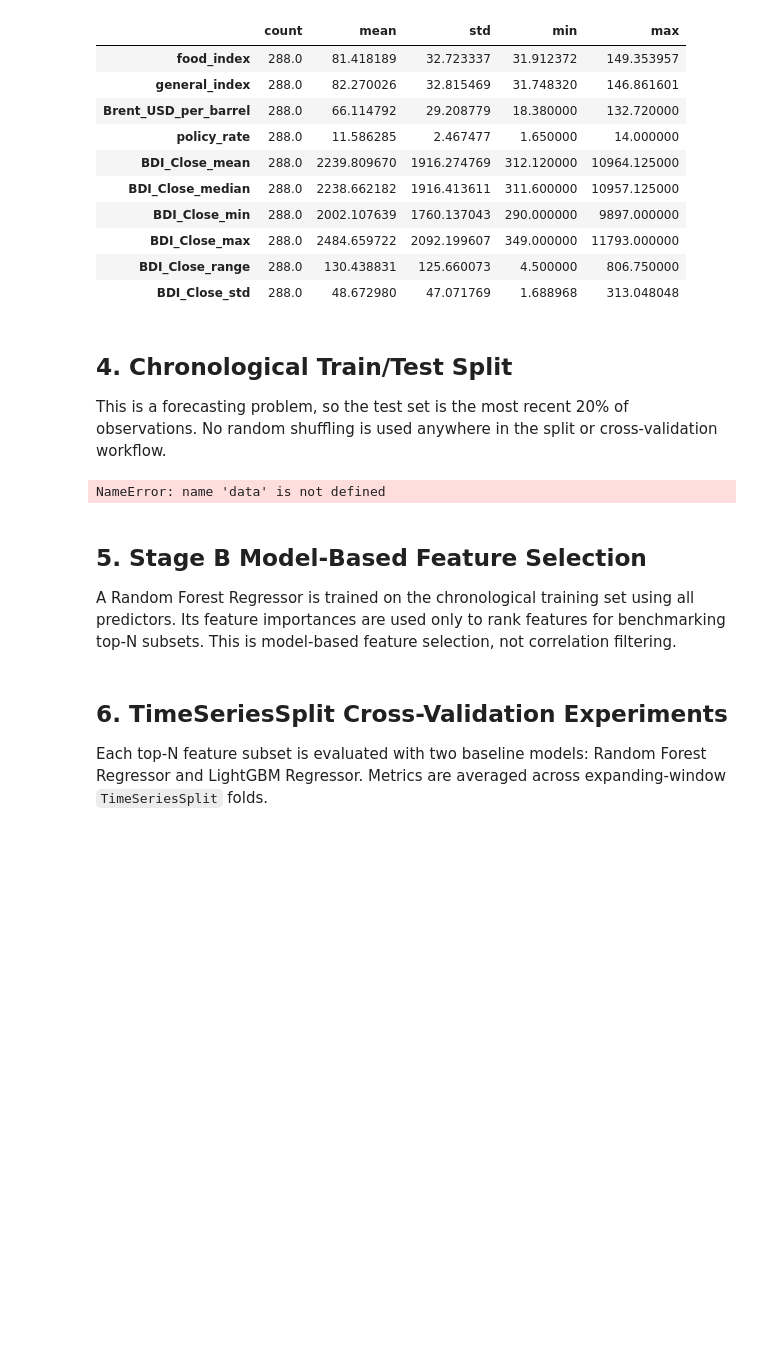
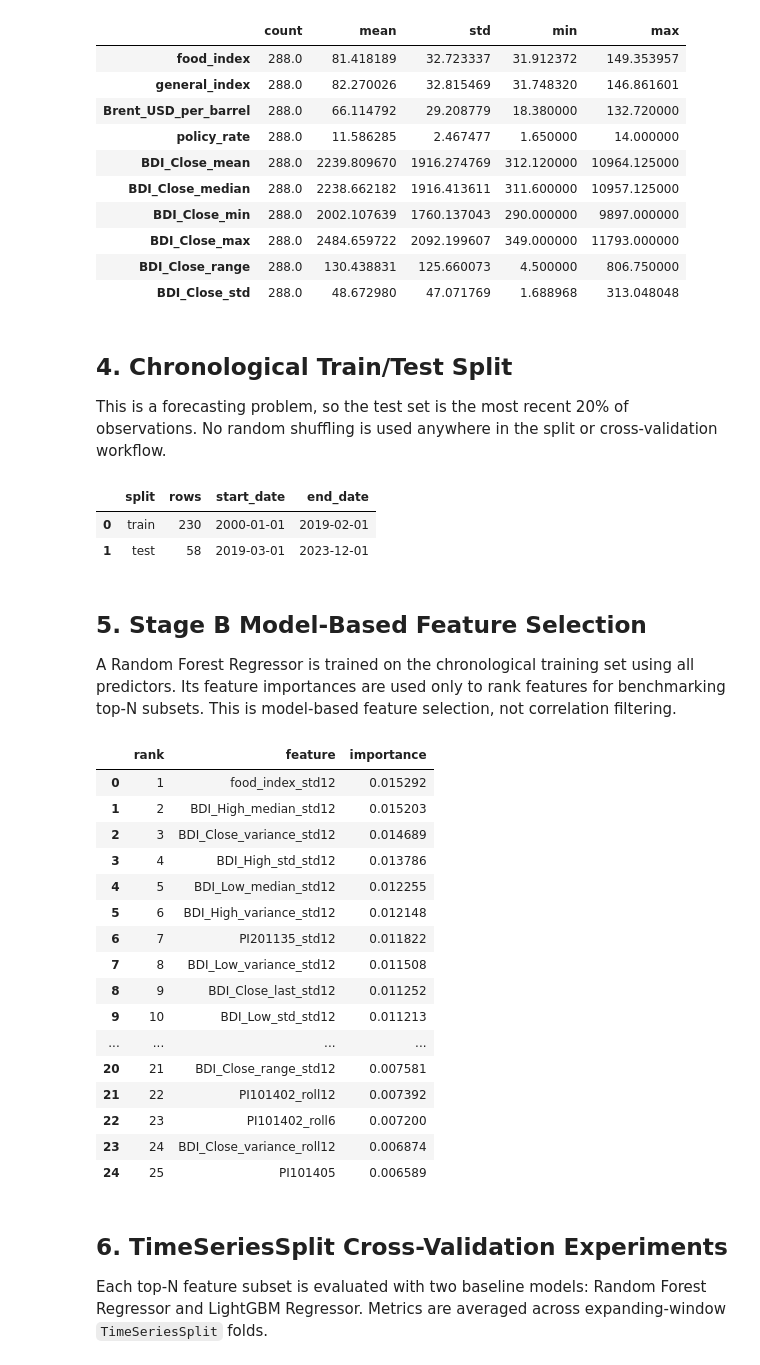
Before and after one commit to Wiz-Tech-Kid/MmarakaAI, a Jupyter notebook: notebooks/classic_ml.ipynb, the cells around one changed output. Drawn from its saved outputs; the diff is of its cells as text; code cells hidden in the pictures; blank space fills up the shorter version.

```diff
--- a/notebooks/classic_ml.ipynb
+++ b/notebooks/classic_ml.ipynb
@@ -216,6 +216,11 @@ if non_numeric_columns:
     for column in non_numeric_columns:
         X[column] = pd.to_numeric(X[column], errors="coerce")
 
+infinite_feature_count = int(np.isinf(X.to_numpy(dtype=float)).sum())
+if infinite_feature_count:
+    logger.warning("Replacing %d infinite feature values with NaN for median imputation.", infinite_feature_count)
+    X = X.replace([np.inf, -np.inf], np.nan)
+
 logger.info("Rows: %d | Predictors: %d | Target: %s", len(data), X.shape[1], TARGET_COLUMN)
 logger.info("Date range: %s to %s", dates.min().date(), dates.max().date())
 display(data[[DATE_COLUMN, TARGET_COLUMN]].head())
@@ -267,12 +273,41 @@ pd.DataFrame(
     }
 )
 # %% [output]
-NameError: name 'data' is not defined
+|  | split | rows | start_date | end_date |
+| 0 | train | 230 | 2000-01-01 | 2019-02-01 |
+| 1 | test | 58 | 2019-03-01 | 2023-12-01 |
 # %% [markdown]
 ## 5. Stage B Model-Based Feature Selection
 
 A Random Forest Regressor is trained on the chronological training set using all predictors. Its feature importances are used only to rank features for benchmarking top-N subsets. This is model-based feature selection, not correlation filtering.
 # %%
+import time
+
+import numpy as np
+import pandas as pd
+from lightgbm import LGBMRegressor
+from sklearn.ensemble import RandomForestRegressor
+from sklearn.impute import SimpleImputer
+from sklearn.pipeline import Pipeline
+
+required_variables = {
+    "RANDOM_SEED": "the imports/configuration cell",
+    "X_train": "the chronological train/test split cell",
+    "y_train": "the chronological train/test split cell",
+    "FEATURE_IMPORTANCE_PATH": "the imports/configuration cell",
+}
+missing_variables = [name for name in required_variables if name not in globals()]
+if missing_variables:
+    missing_steps = sorted({required_variables[name] for name in missing_variables})
+    raise RuntimeError(
+        "Cell 5 requires earlier cells to run first. Missing: "
+        + ", ".join(missing_variables)
+        + ". Run the notebook from the top, or run: "
+        + " -> ".join(missing_steps)
+        + "."
+    )
+
+
 def make_random_forest(n_estimators: int = 400) -> RandomForestRegressor:
     return RandomForestRegressor(
         n_estimators=n_estimators,
@@ -281,6 +316,7 @@ def make_random_forest(n_estimators: int = 400) -> RandomForestRegressor:
         min_samples_leaf=2,
         max_features="sqrt",
     )
+
 
 def make_lgbm() -> LGBMRegressor:
     return LGBMRegressor(
@@ -292,34 +328,53 @@ def make_lgbm() -> LGBMRegressor:
         random_state=RANDOM_SEED,
         n_jobs=-1,
         verbose=-1,
     )
 
+
 def make_pipeline(model):
     return Pipeline(
         steps=[
-            ("imputer", SimpleImputer(strategy="median")),
+            ("imputer", SimpleImputer(strategy="median", keep_empty_features=True)),
             ("model", model),
         ]
     )
 
 logger.info("Training initial Random Forest on all %d predictors for feature ranking", X_train.shape[1])
 importance_pipeline = make_pipeline(make_random_forest(n_estimators=500))
 importance_start = time.perf_counter()
 importance_pipeline.fit(X_train, y_train)
 importance_time = time.perf_counter() - importance_start
 logger.info("Feature ranking model trained in %.2f seconds", importance_time)
 
 feature_importance = pd.DataFrame(
     {
         "feature": X_train.columns,
         "importance": importance_pipeline.named_steps["model"].feature_importances_,
     }
 ).sort_values("importance", ascending=False, kind="mergesort").reset_index(drop=True)
 feature_importance.insert(0, "rank", np.arange(1, len(feature_importance) + 1))
 feature_importance.to_csv(FEATURE_IMPORTANCE_PATH, index=False)
 
 logger.info("Saved feature importance ranking to %s", FEATURE_IMPORTANCE_PATH)
 display(feature_importance.head(25))
+# %% [output]
+|  | rank | feature | importance |
+| 0 | 1 | food_index_std12 | 0.015292 |
+| 1 | 2 | BDI_High_median_std12 | 0.015203 |
+| 2 | 3 | BDI_Close_variance_std12 | 0.014689 |
+| 3 | 4 | BDI_High_std_std12 | 0.013786 |
+| 4 | 5 | BDI_Low_median_std12 | 0.012255 |
+| 5 | 6 | BDI_High_variance_std12 | 0.012148 |
+| 6 | 7 | PI201135_std12 | 0.011822 |
+| 7 | 8 | BDI_Low_variance_std12 | 0.011508 |
+| 8 | 9 | BDI_Close_last_std12 | 0.011252 |
+| 9 | 10 | BDI_Low_std_std12 | 0.011213 |
+| ... | ... | ... | ... |
+| 20 | 21 | BDI_Close_range_std12 | 0.007581 |
+| 21 | 22 | PI101402_roll12 | 0.007392 |
+| 22 | 23 | PI101402_roll6 | 0.007200 |
+| 23 | 24 | BDI_Close_variance_roll12 | 0.006874 |
+| 24 | 25 | PI101405 | 0.006589 |
 # %% [markdown]
 ## 6. TimeSeriesSplit Cross-Validation Experiments
 
```
Also changed, not shown: parts of 8 cells of this notebook, 3 other files.
